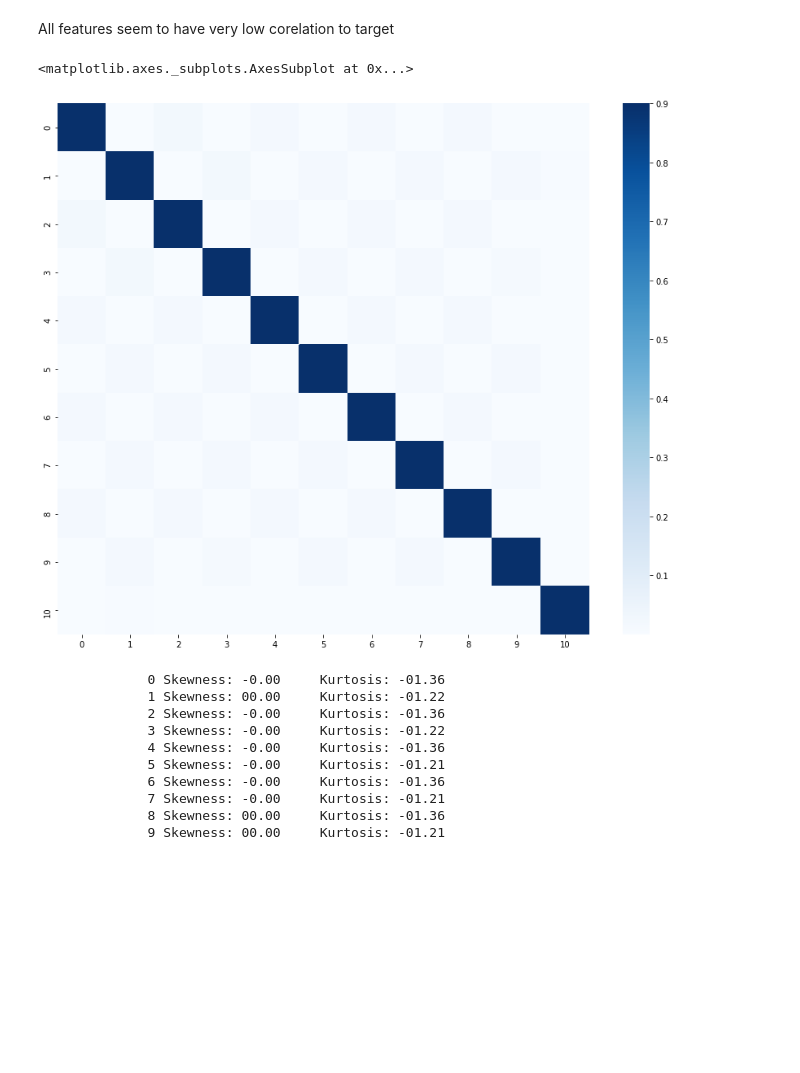
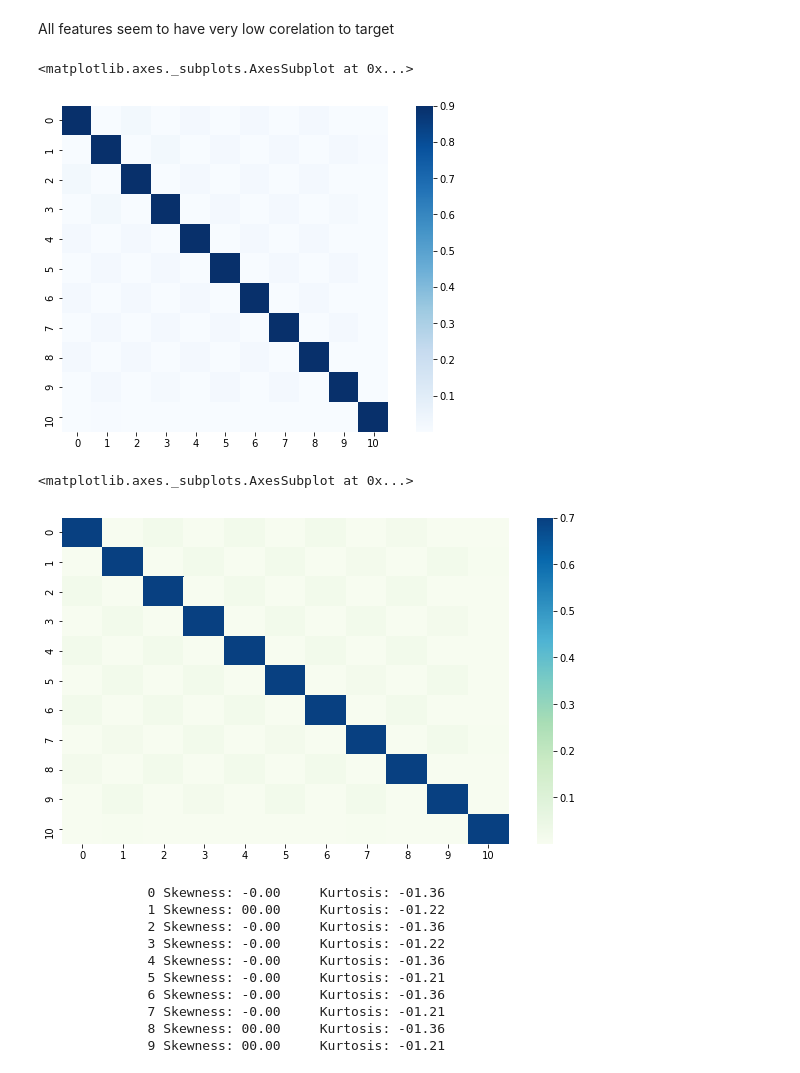
Before and after one commit to ajag408/PokerClass, a Jupyter notebook: preprocessing.ipynb, the cells around one changed output. Saved outputs shown, nothing was run; the diff lists cells and outputs as text; code cells hidden in the pictures; blank space fills up the shorter version.

```diff
--- a/preprocessing.ipynb
+++ b/preprocessing.ipynb
@@ -118,15 +117,22 @@ Name: 10, dtype: float64
 All features seem to have very low corelation to target
 # %%
 #visualize correlation
+import matplotlib.pyplot as plt
 import seaborn as sns
-import matplotlib.pyplot as plt
+
 
 corr_matrix = train.corr().abs()
-plt.subplots(figsize=(15,12))
+plt.subplots(figsize=(10,6))
 sns.heatmap(corr_matrix, vmax=0.9, cmap="Blues", square=True)
 # %% [output]
 <matplotlib.axes._subplots.AxesSubplot at 0x...>
-[figure, old version]
+[figure, new version]
+# %%
+plt.subplots(figsize=(10,6))
+sns.heatmap(corr_matrix,vmax = 0.7,cmap = "GnBu")
+# %% [output]
+<matplotlib.axes._subplots.AxesSubplot at 0x...>
+[figure, added]
 # %%
 #check distribution of data
 
```
Also changed, not shown: parts of 13 cells of this notebook.
